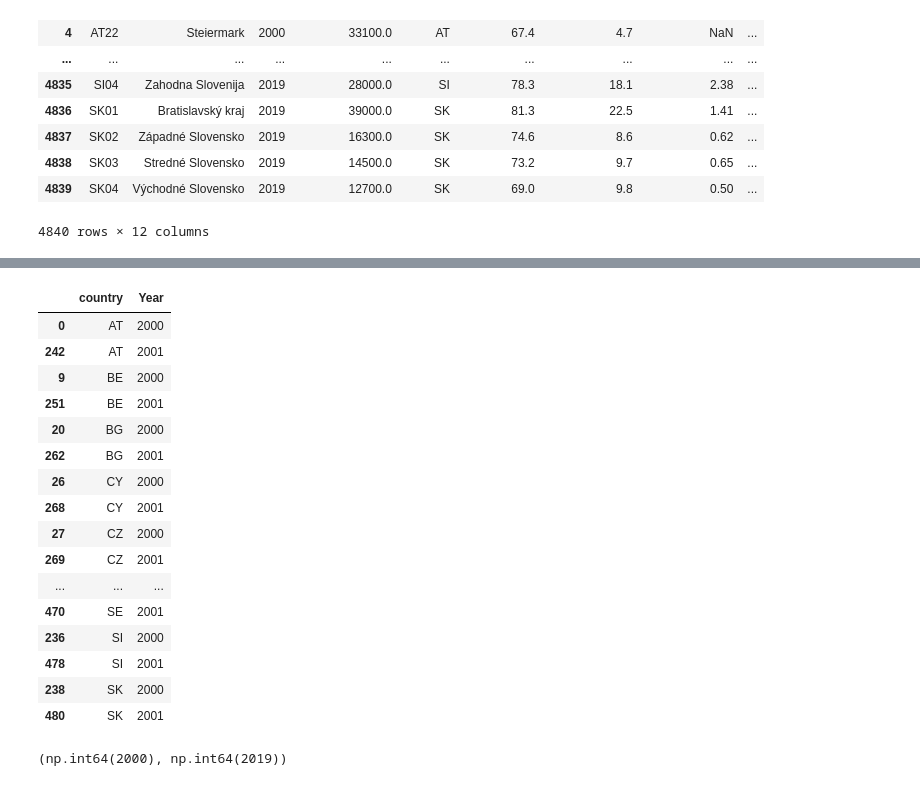
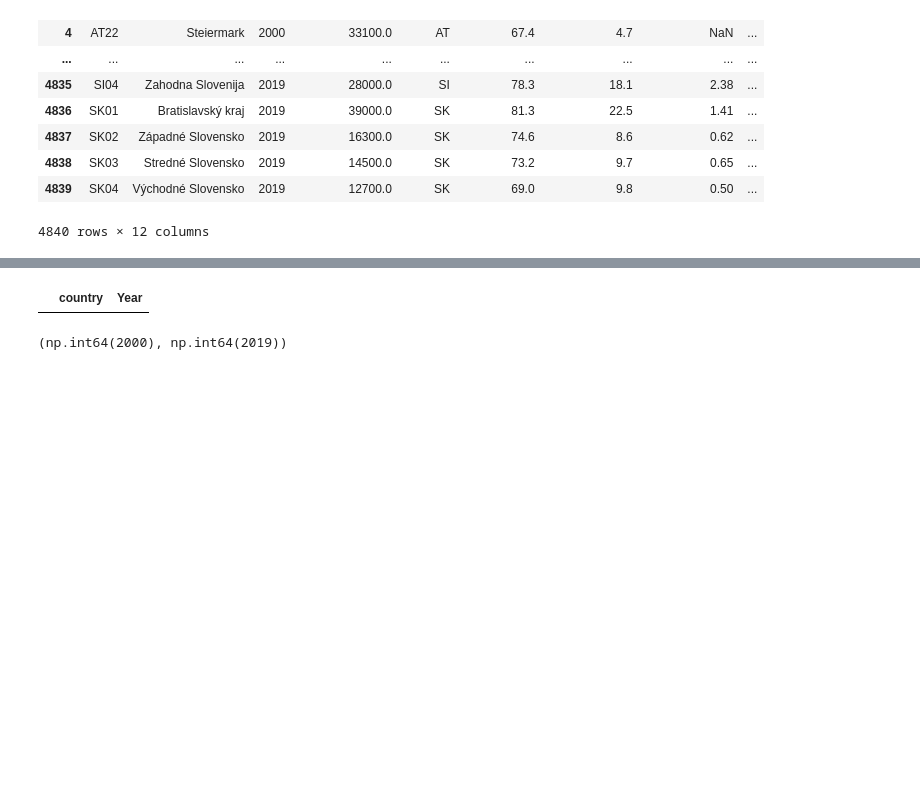
Before and after one commit to SL-Pedro/masters, a Jupyter notebook: Patents1.3.ipynb, the cells around one changed output, grey strips where cells are left out. Saved outputs shown, nothing was run; the diff lists cells and outputs as text; code cells hidden in the pictures; blank space fills up the shorter version.

```diff
--- a/Patents1.3.ipynb
+++ b/Patents1.3.ipynb
@@ -1639,14 +1634,7 @@ df_gdp_long["gdp_growth_national"] = (
-# %%
-df_gdp_long["gdp_growth_national_lag"] = (
-    df_gdp_long
-    .groupby("Name")["gdp_growth_national"]
-    .shift(1)
-)
 # %% [markdown]
 #### Final Dataset
 # %%
-df_gdp_growth_national = df_gdp_long[
-    ["Name", "Year", "gdp_growth_national_lag", "NUTS"]
-]
-df_gdp_growth_national
+df_gdp_national = df_gdp_long[["NUTS", "Year", "log_gdp_national"]].copy()
+df_gdp_national = df_gdp_national.rename(columns={"NUTS": "geo"})
+df_gdp_national
 # %% [output]
@@ -2218,8 +2209,9 @@ df = df.merge(
     validate="m:1"
 )
 
+# National log-GDP level (country-level control) — replaces gdp_growth_national_lag
 df = df.merge(
-    df_gdp_growth_national[["geo", "Year", "gdp_growth_national_lag"]],
+    df_gdp_national[["geo", "Year", "log_gdp_national"]],
     left_on=["country", "Year"],
     right_on=["geo", "Year"],
     how="left",
@@ -2250,12 +2242,16 @@ df
 | 4839 | SK04 | Východné Slovensko | 2019 | 12700.0 | SK | 69.0 | 9.8 | 0.50 | ... |
 4840 rows × 12 columns
 # %%
+import numpy as np
+
 df = df.sort_values(["NUTS", "Year"])
 
-df["GDP_per_capita_lag"] = (
-    df.groupby("NUTS")["GDP_per_capita"]
-    .shift(1)
-)
+# Log of regional GDP per capita (level control — convergence)
+df["log_gdp_pc"] = np.log(df["GDP_per_capita"].replace(0, np.nan))
+
+# NOTE: We do NOT create gdp_pc_growth_lag or gdp_growth_national_lag.
+# The panel will be constructed with no-overlap windows (Delta=2),
+# and all regressors will be the values at the anchor year T.
 # %%
 print(df.shape)
 print(df.head())
@@ -2286,26 +2283,10 @@ inflation                  0.0
 dtype: float64
 # %%
-df[df["gdp_growth_national_lag"].isna()][["country", "Year"]] \
+df[df["log_gdp_national"].isna()][["country", "Year"]] \
     .drop_duplicates() \
     .sort_values(["country", "Year"])
 # %% [output]
 |  | country | Year |
-| 0 | AT | 2000 |
-| 242 | AT | 2001 |
-| 9 | BE | 2000 |
-| 251 | BE | 2001 |
-| 20 | BG | 2000 |
-| 262 | BG | 2001 |
-| 26 | CY | 2000 |
-| 268 | CY | 2001 |
-| 27 | CZ | 2000 |
-| 269 | CZ | 2001 |
-| ... | ... | ... |
-| 470 | SE | 2001 |
-| 236 | SI | 2000 |
-| 478 | SI | 2001 |
-| 238 | SK | 2000 |
-| 480 | SK | 2001 |
 # %%
 df["Year"].min(), df["Year"].max()
 # %% [output]
```
Also changed, not shown: parts of 339 cells of this notebook.
